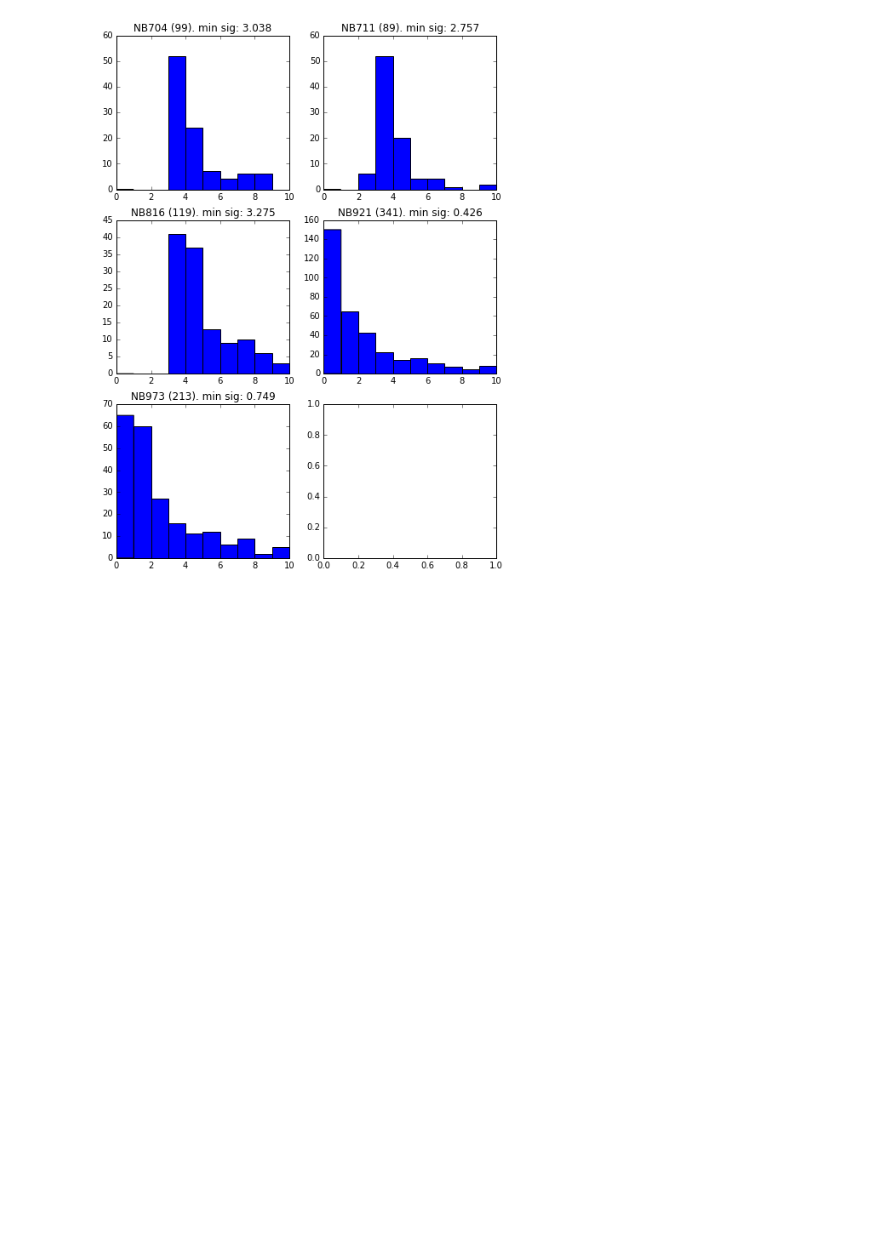
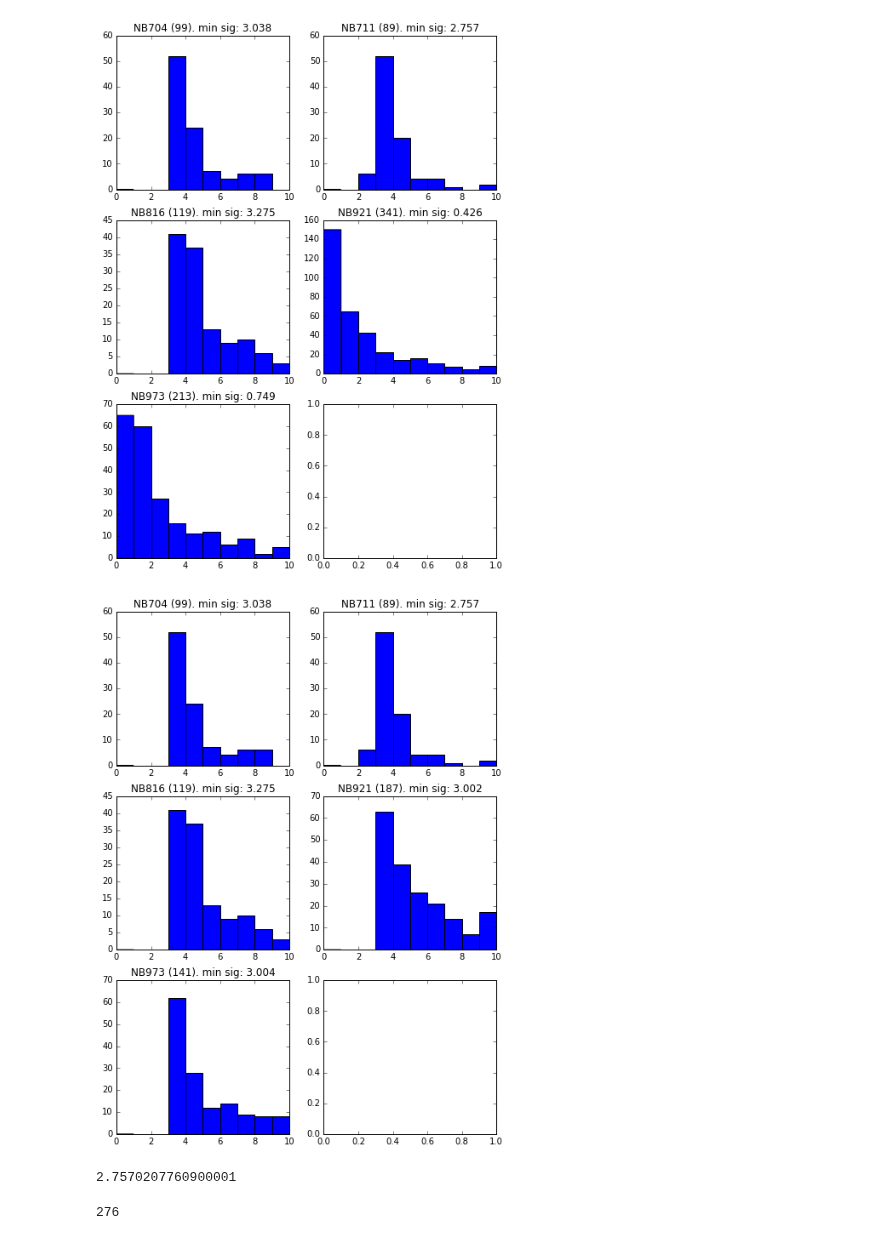
Before and after one commit to kaitshin/LowM_MainSequence, a Jupyter notebook: flux_cutoffs.ipynb, the cells around one changed output. Saved outputs shown, nothing was run; the diff lists cells and outputs as text; code cells hidden in the pictures; blank space fills up the shorter version.

```diff
--- a/flux_cutoffs.ipynb
+++ b/flux_cutoffs.ipynb
@@ -105,3 +105,23 @@ for ax, ff in zip(np.ndarray.flatten(axarr), ['NB704', 'NB711', 'NB816', 'NB921'
     ax.set_title(ff+' ('+str(len(ii))+'). min sig: '+str(np.around(min(msc['flux_sigma'][ii]), 3)))
 # %% [output]
 [figure]
+# %%
+msc2 = asc.read(FULL_PATH+'Main_Sequence/mainseq_corrections_tbl.txt')
+# %%
+f, axarr = plt.subplots(3,2)
+f.set_size_inches(8,11)
+bins = [0,1,2,3,4,5,6,7,8,9,10]
+for ax, ff in zip(np.ndarray.flatten(axarr), ['NB704', 'NB711', 'NB816', 'NB921', 'NB973']):
+    ii = np.array([x for x in range(len(msc2)) if msc2['filt'][x]==ff and msc2['flux_sigma'][x] < 10])
+    ax.hist(msc2['flux_sigma'][ii], bins=bins)
+    ax.set_title(ff+' ('+str(len(ii))+'). min sig: '+str(np.around(min(msc2['flux_sigma'][ii]), 3)))
+# %% [output]
+[figure, added]
+# %%
+min(msc2['flux_sigma'])
+# %% [output]
+2.7570207760900001
+# %%
+len([x for x in msc2['flux_sigma'] if x < 4])
+# %% [output]
+276
```
Also changed, not shown: parts of 13 cells of this notebook.
